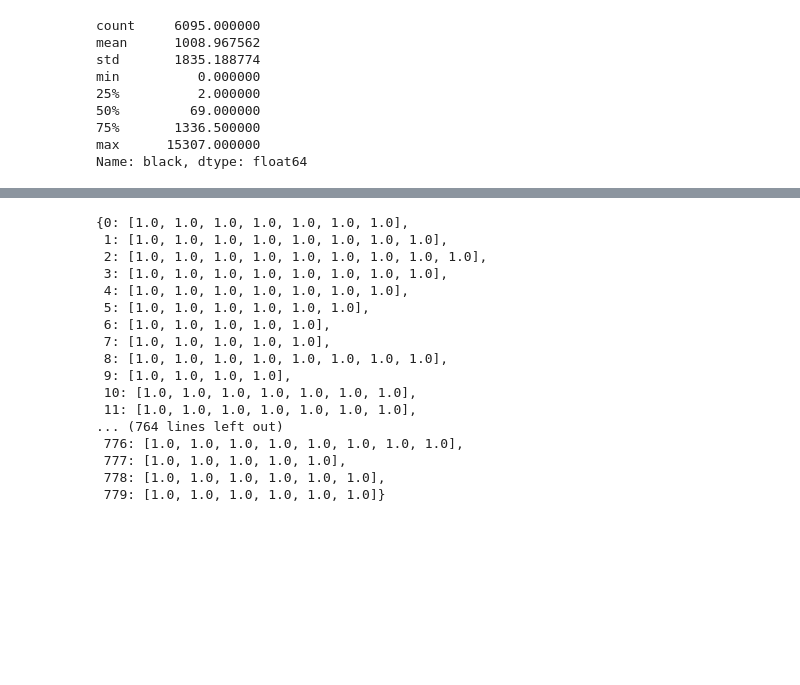
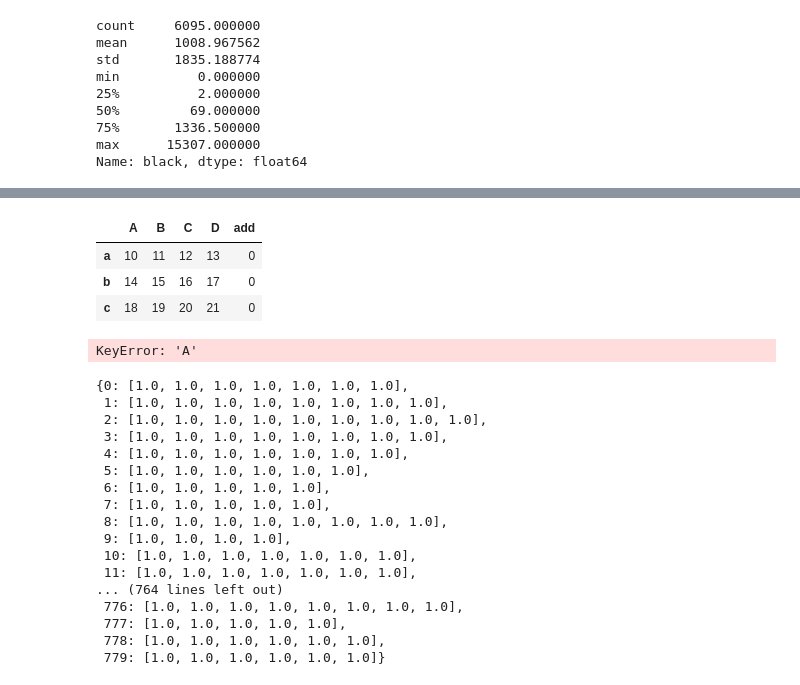
Before and after one commit to wonyoungso/redlining_chicago, a Jupyter notebook: Chicago_FHA_DiD_silsup.ipynb, the cells around one changed output, grey strips where cells are left out. Cells and saved outputs as stored; diff of their text form; code cells hidden in the pictures; blank space fills up the shorter version.

```diff
--- a/Chicago_FHA_DiD_silsup.ipynb
+++ b/Chicago_FHA_DiD_silsup.ipynb
@@ -255,3 +224,18 @@ d.loc[d['year'] == y, 'e'].apply(lambda x: x + 5)
+# %%
+df = pd.DataFrame(np.arange(10, 22).reshape(3, 4),
+                  index=["a", "b", "c"],
+                  columns=["A", "B", "C", "D"])
+df['add'] = 0
+df
+# %% [output]
+|  | A | B | C | D | add |
+| a | 10 | 11 | 12 | 13 | 0 |
+| b | 14 | 15 | 16 | 17 | 0 |
+| c | 18 | 19 | 20 | 21 | 0 |
+# %%
+df.apply(lambda row:  row['A'] + 1)
+# %% [output]
+KeyError: 'A'
 # %%
 def get_entropy(d):
 
```
Also changed, not shown: parts of 4 cells of this notebook.
